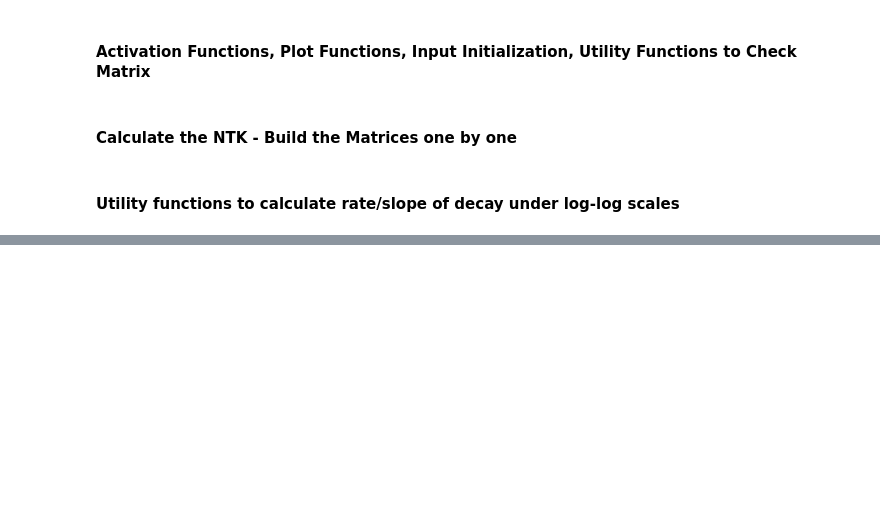
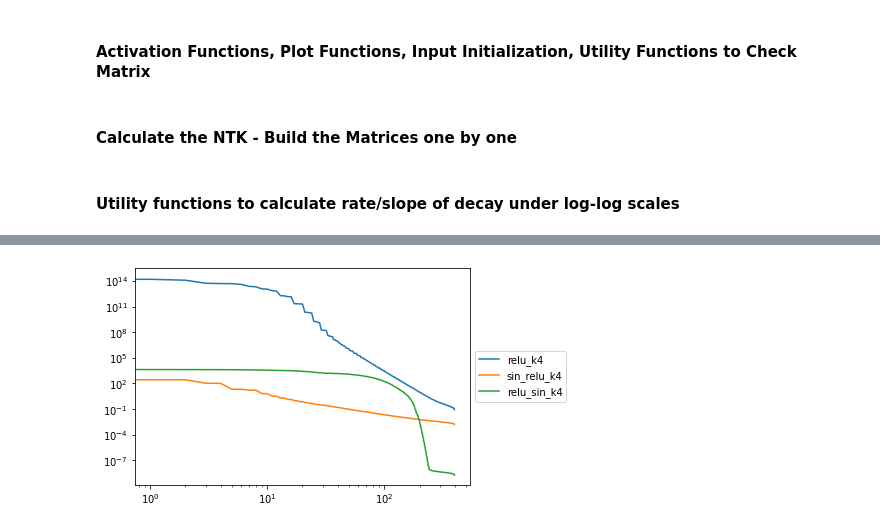
Before and after one commit to genglinliu/NTK-study, a Jupyter notebook: NTK_three_layer.ipynb, the cells around one changed output, grey strips where cells are left out. Cells and saved outputs as stored; diff of their text form; code cells hidden in the pictures; blank space fills up the shorter version.

```diff
--- a/NTK_three_layer.ipynb
+++ b/NTK_three_layer.ipynb
@@ -429,4 +424,6 @@ plot_eigendecay( relu_3_relu_sin, 'relu_3_relu_sin' )
 # %%
-# plot_eigendecay( relu_4, 'relu_4' )
-# plot_eigendecay( relu_4_sin, 'relu_4_sin' )
-# plot_eigendecay( relu_4_relu_sin, 'relu_4_relu_sin' )
+plot_eigendecay( relu_k4, 'relu_k4' )
+plot_eigendecay( sin_relu_k4, 'sin_relu_k4' )
+plot_eigendecay( relu_sin_k4, 'relu_sin_k4' )
+# %% [output]
+[figure, added]
```
Also changed, not shown: parts of 11 cells of this notebook, 1 other file.
